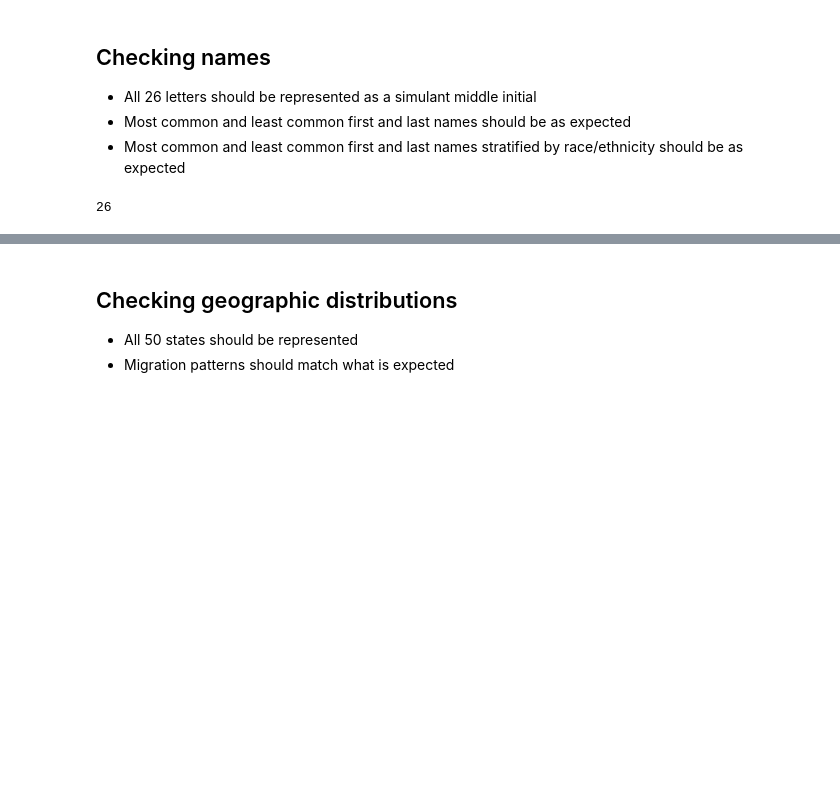
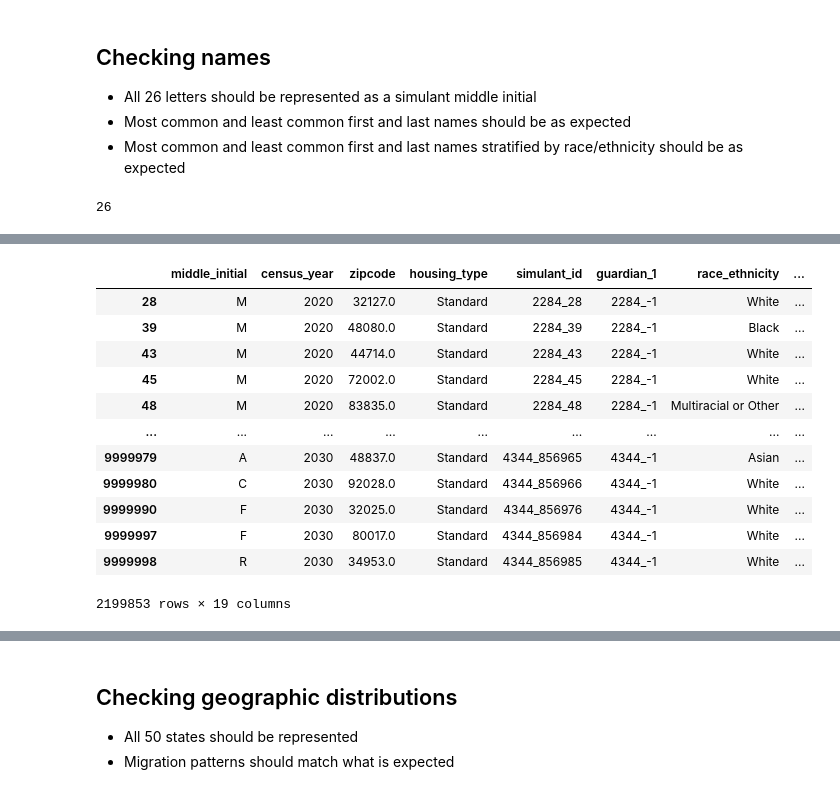
Before and after one commit to ihmeuw/vivarium_research_prl, a Jupyter notebook: model_validation/2023_03_23a_census_observer_03_06_16_21_11.ipynb, the cells around one changed output, grey strips where cells are left out. Saved outputs shown, nothing was run; the diff lists cells and outputs as text; code cells hidden in the pictures; blank space fills up the shorter version.

```diff
--- a/model_validation/2023_03_23a_census_observer_03_06_16_21_11.ipynb
+++ b/model_validation/2023_03_23a_census_observer_03_06_16_21_11.ipynb
@@ -178,0 +226,18 @@ df_refs.age.min()
+# %%
+# Checking that 23% of female reference people and 5% of male reference people are without a listed spouse
+df_refs[df_refs.sex == 'Female']
+# Okay wait, I need to group by household first. To do this, I will use housing address
+# %% [output]
+|  | middle_initial | census_year | zipcode | housing_type | simulant_id | guardian_1 | race_ethnicity | ... |
+| 28 | M | 2020 | 32127.0 | Standard | 2284_28 | 2284_-1 | White | ... |
+| 39 | M | 2020 | 48080.0 | Standard | 2284_39 | 2284_-1 | Black | ... |
+| 43 | M | 2020 | 44714.0 | Standard | 2284_43 | 2284_-1 | White | ... |
+| 45 | M | 2020 | 72002.0 | Standard | 2284_45 | 2284_-1 | White | ... |
+| 48 | M | 2020 | 83835.0 | Standard | 2284_48 | 2284_-1 | Multiracial or Other | ... |
+| ... | ... | ... | ... | ... | ... | ... | ... | ... |
+| 9999979 | A | 2030 | 48837.0 | Standard | 4344_856965 | 4344_-1 | Asian | ... |
+| 9999980 | C | 2030 | 92028.0 | Standard | 4344_856966 | 4344_-1 | White | ... |
+| 9999990 | F | 2030 | 32025.0 | Standard | 4344_856976 | 4344_-1 | White | ... |
+| 9999997 | F | 2030 | 80017.0 | Standard | 4344_856984 | 4344_-1 | White | ... |
+| 9999998 | R | 2030 | 34953.0 | Standard | 4344_856985 | 4344_-1 | White | ... |
+2199853 rows × 19 columns
```
Also changed, not shown: parts of 25 cells of this notebook, 4 other files.
